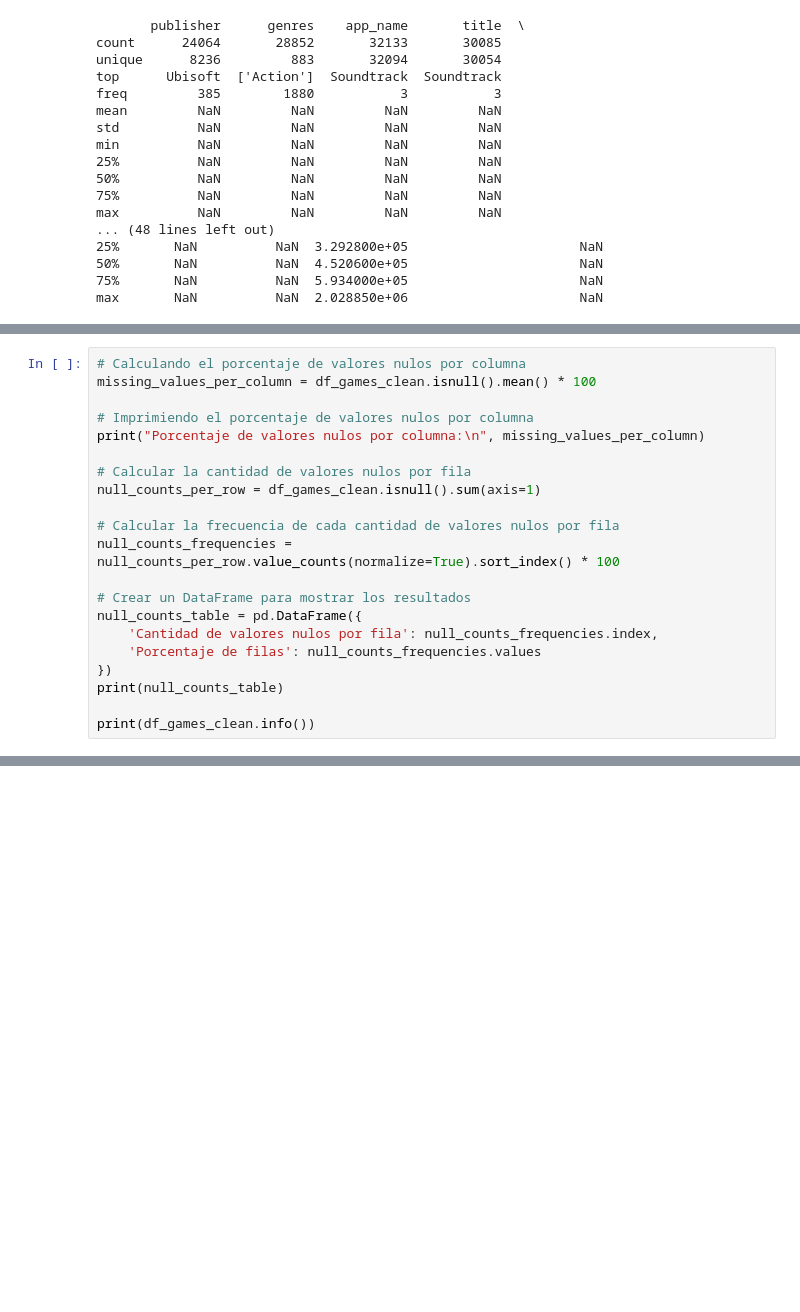
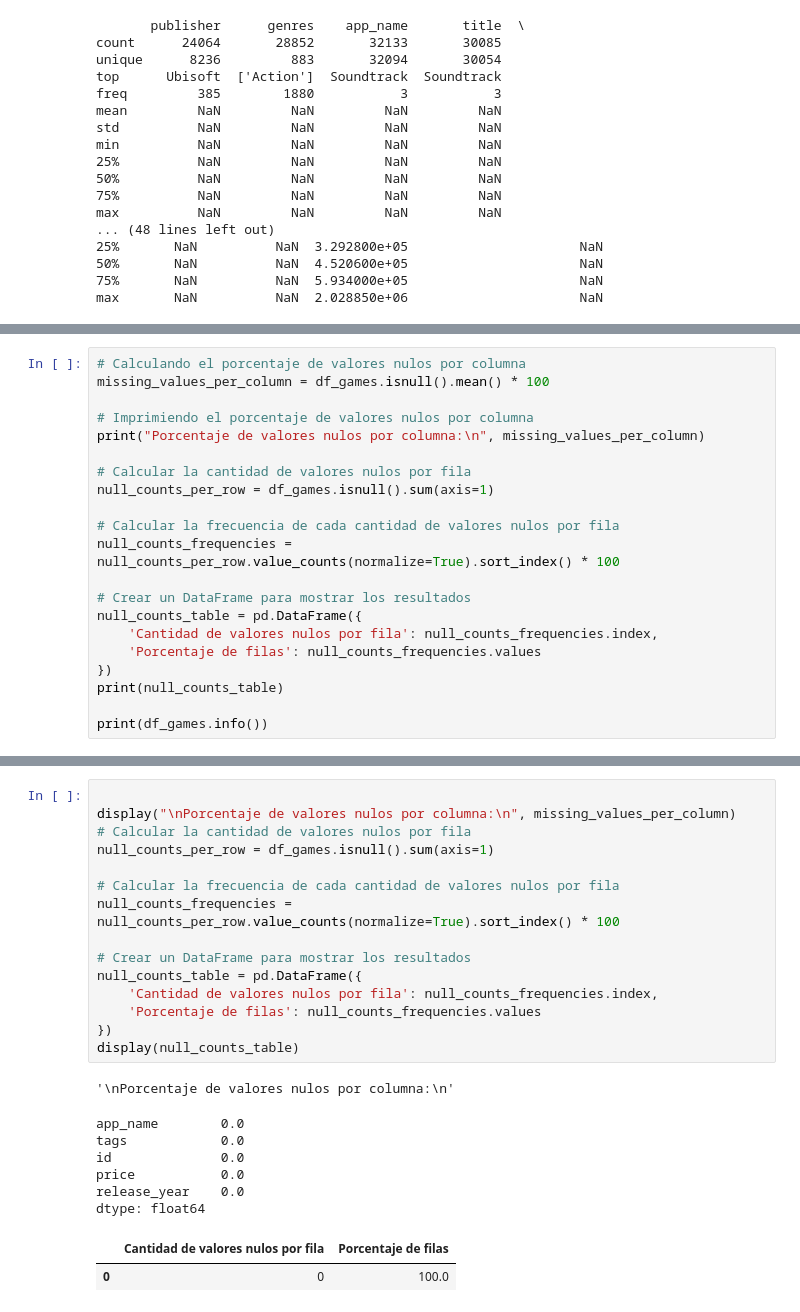
Before and after one commit to santiqwerty/PI_ML_OPS, a Jupyter notebook: notebooks/EDA_Games.ipynb, the cells around one changed output, grey strips where cells are left out. Cells and saved outputs as stored; diff of their text form; blank space fills up the shorter version.

```diff
--- a/notebooks/EDA_Games.ipynb
+++ b/notebooks/EDA_Games.ipynb
@@ -186,12 +186,12 @@ df_games_clean = df_games.dropna(thresh=13)
 # %%
 # Calculando el porcentaje de valores nulos por columna
-missing_values_per_column = df_games_clean.isnull().mean() * 100
+missing_values_per_column = df_games.isnull().mean() * 100
 
 # Imprimiendo el porcentaje de valores nulos por columna
 print("Porcentaje de valores nulos por columna:\n", missing_values_per_column)
 
 # Calcular la cantidad de valores nulos por fila
-null_counts_per_row = df_games_clean.isnull().sum(axis=1)
+null_counts_per_row = df_games.isnull().sum(axis=1)
 
 # Calcular la frecuencia de cada cantidad de valores nulos por fila
 null_counts_frequencies = null_counts_per_row.value_counts(normalize=True).sort_index() * 100
@@ -203,6 +203,6 @@ null_counts_table = pd.DataFrame({
 })
 print(null_counts_table)
 
-print(df_games_clean.info())
+print(df_games.info())
 # %% [output]
 Porcentaje de valores nulos por columna:
@@ -228,0 +301,25 @@ df_games = pd.read_csv('../data/interim/clean_games.csv')
+# %%
+
+display("\nPorcentaje de valores nulos por columna:\n", missing_values_per_column)
+# Calcular la cantidad de valores nulos por fila
+null_counts_per_row = df_games.isnull().sum(axis=1)
+
+# Calcular la frecuencia de cada cantidad de valores nulos por fila
+null_counts_frequencies = null_counts_per_row.value_counts(normalize=True).sort_index() * 100
+
+# Crear un DataFrame para mostrar los resultados
+null_counts_table = pd.DataFrame({
+    'Cantidad de valores nulos por fila': null_counts_frequencies.index,
+    'Porcentaje de filas': null_counts_frequencies.values
+})
+display(null_counts_table)
+# %% [output]
+'\nPorcentaje de valores nulos por columna:\n'
+app_name        0.0
+tags            0.0
+id              0.0
+price           0.0
+release_year    0.0
+dtype: float64
+|  | Cantidad de valores nulos por fila | Porcentaje de filas |
+| 0 | 0 | 100.0 |
```
Also changed, not shown: parts of 14 cells of this notebook, 12 other files.
